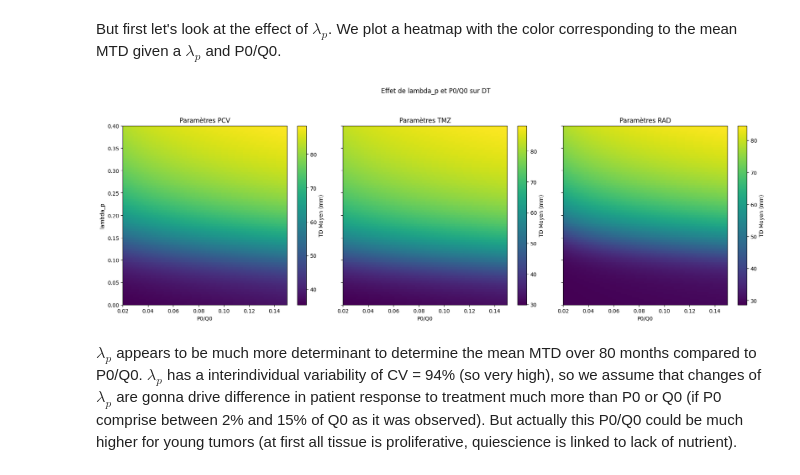
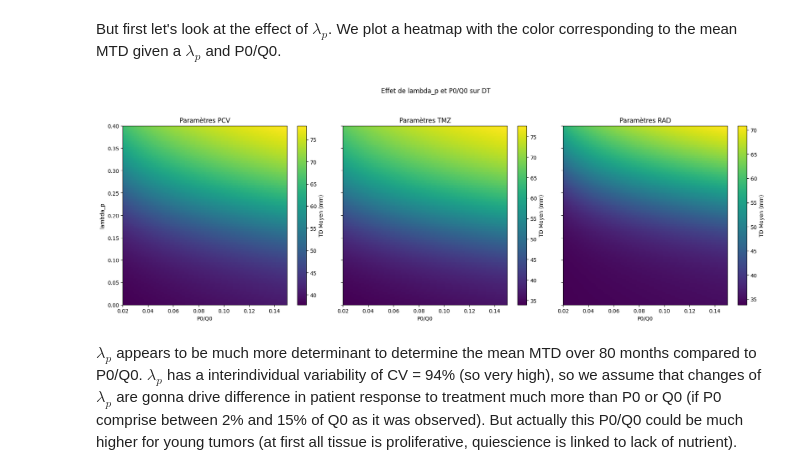
Before and after one commit to ambrejaeger/TP-M2, a Jupyter notebook: TP_parameters_exploration.ipynb, the cells around one changed output. Drawn from its saved outputs; the diff is of its cells as text; code cells hidden in the pictures.

```diff
--- a/TP_parameters_exploration.ipynb
+++ b/TP_parameters_exploration.ipynb
@@ -202,7 +202,7 @@ def meanMTD_vs_P0Q0(param, T):
 
     for i in T:
         P0 = i*Q0
-        t = np.linspace(0, 80, 800)
+        t = np.linspace(0, 40, 800)
         y = odeint(derivees, (1.0, P0, Q0, 0.0), t, args=(param, ))
         MTD += [np.mean(y[:, 1] + y[:, 2] + y[:, 3])]
         rapport += [P0/Q0]
@@ -304,34 +304,34 @@ def plot_heatmap_MTD(param, T):
     return X, Y, values
 
 T = np.linspace(0.02, 0.15, 100)
 parameter_sets = [parameters_PCV, parameters_TMZ, parameters_rad]
 fig, axs = plt.subplots(1, 3, figsize=(18, 6), sharey=True)
 
 # Loop over each parameter set to create the heatmap
-for i, params in enumerate(parameter_sets):
+for i, params in enumerate(copy.deepcopy(parameter_sets)):
     # Generate data for each heatmap
     X, Y, values = plot_heatmap_MTD(params,T)
 
     # Plot the heatmap in the current subplot
     heatmap = axs[i].imshow(values, extent=(min(X), max(X), min(Y), max(Y)), origin='lower', cmap='viridis', aspect='auto')
 
     # Add color bar specific to each subplot
     cbar = fig.colorbar(heatmap, ax=axs[i])
     cbar.set_label("TD Moyen (mm)")
 
     # Set axis labels and title for each subplot
     axs[i].set_xlabel("P0/Q0")
     axs[i].set_ylabel("lambda_p" if i == 0 else "")
 
 # Adjust layout to prevent overlap
 axs[0].set_title(f"Paramètres PCV")
 axs[1].set_title(f"Paramètres TMZ")
 axs[2].set_title(f"Paramètres RAD")
 plt.suptitle("Effet de lambda_p et P0/Q0 sur DT", y=1.05)
 plt.tight_layout()
 
 plt.show()
 # %% [output]
-[figure, old version]
+[figure, new version]
 # %% [markdown]
 $\lambda_{p}$ appears to be much more determinant to determine the mean MTD over 80 months compared to P0/Q0. $\lambda_{p}$ has a interindividual variability of CV = 94% (so very high), so we assume that changes of $\lambda_{p}$ are gonna drive difference in patient response to treatment much more than P0 or Q0 (if P0 comprise between 2% and 15% of Q0 as it was observed). But actually this P0/Q0 could be much higher for young tumors (at first all tissue is proliferative, quiescience is linked to lack of nutrient).
```
Also changed, not shown: parts of 3 cells of this notebook, 1 other file.
